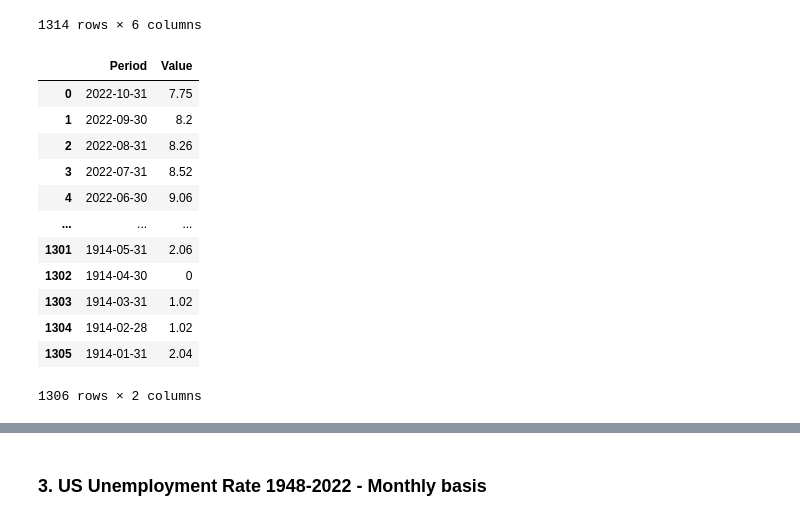
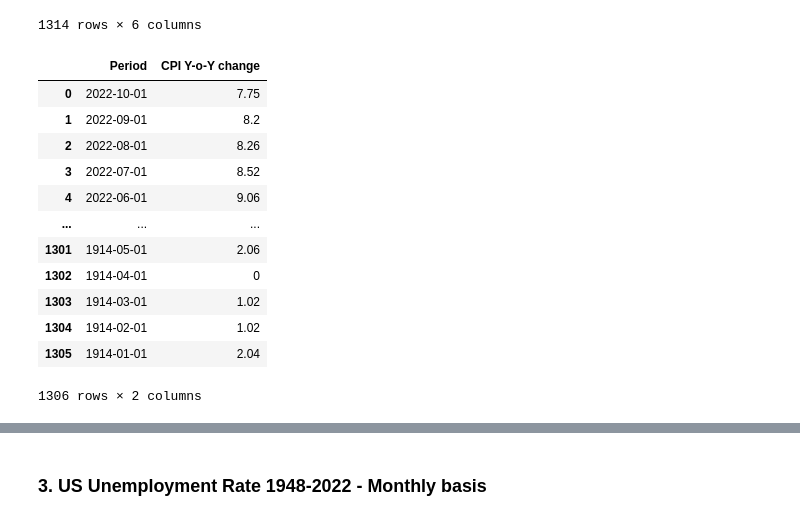
Before and after one commit to RaphHer/Project_Final_Ironhack, a Jupyter notebook: 2. Exploring the data .ipynb, the cells around one changed output, grey strips where cells are left out. Drawn from its saved outputs; the diff is of its cells as text; code cells hidden in the pictures.

```diff
--- a/2. Exploring the data .ipynb
+++ b/2. Exploring the data .ipynb
@@ -125,44 +128,48 @@ df_cpi_us
 # %%
 # Get rid of NaN values
 df_cpi_us.dropna(inplace=True) # get rid of Nan Values
 
 
 
 # Rename the column with the right name
 df_cpi_us.rename(columns={'Unnamed: 0': 'Period',
                             'Unnamed: 1': 'Value',
                             'Unnamed: 2' : 'Simple Growth Rate %',
                             'Unnamed: 3' : 'Y-o-Y Change %',
                             'Unnamed: 4' : 'Annual % Rate',
                             'Unnamed: 5' : 'Type'},
                               inplace=True, errors='raise')
 
 # drop the row with the column name
 df_cpi_us = df_cpi_us.drop([df_cpi_us.index[0]])
 
 # Reset the index
 df_cpi_us.reset_index(drop=True, inplace=True)
 df_cpi_us
 
 #delete columns
 df_cpi_us.drop(['Type', 'Simple Growth Rate %', "Y-o-Y Change %", "Annual % Rate"], axis = 1, inplace = True)
 
 # Transform the date
-df_cpi_us["Period"] = pd.to_datetime(df_cpi_us["Period"])
+df_cpi_us['Period'] = df_cpi_us['Period'].apply(lambda x: x.strftime('%Y-%m')) #removing the days that we don't need (for the record it was end of the month value)
+df_cpi_us['Period'] = pd.to_datetime(df_cpi_us['Period']) #putting back the day so we have beginning of the month everywhere
+
+# rename a column
+df_cpi_us.rename(columns={'Value': 'CPI Y-o-Y change'}, inplace=True, errors='raise')
 df_cpi_us
 # %% [output]
-|  | Period | Value |
-| 0 | 2022-10-31 | 7.75 |
-| 1 | 2022-09-30 | 8.2 |
-| 2 | 2022-08-31 | 8.26 |
-| 3 | 2022-07-31 | 8.52 |
-| 4 | 2022-06-30 | 9.06 |
+|  | Period | CPI Y-o-Y change |
+| 0 | 2022-10-01 | 7.75 |
+| 1 | 2022-09-01 | 8.2 |
+| 2 | 2022-08-01 | 8.26 |
+| 3 | 2022-07-01 | 8.52 |
+| 4 | 2022-06-01 | 9.06 |
 | ... | ... | ... |
-| 1301 | 1914-05-31 | 2.06 |
-| 1302 | 1914-04-30 | 0 |
-| 1303 | 1914-03-31 | 1.02 |
-| 1304 | 1914-02-28 | 1.02 |
-| 1305 | 1914-01-31 | 2.04 |
+| 1301 | 1914-05-01 | 2.06 |
+| 1302 | 1914-04-01 | 0 |
+| 1303 | 1914-03-01 | 1.02 |
+| 1304 | 1914-02-01 | 1.02 |
+| 1305 | 1914-01-01 | 2.04 |
 1306 rows × 2 columns
 # %%
 df_cpi_us.dtypes
```
Also changed, not shown: parts of 21 cells of this notebook, 11 other files.
